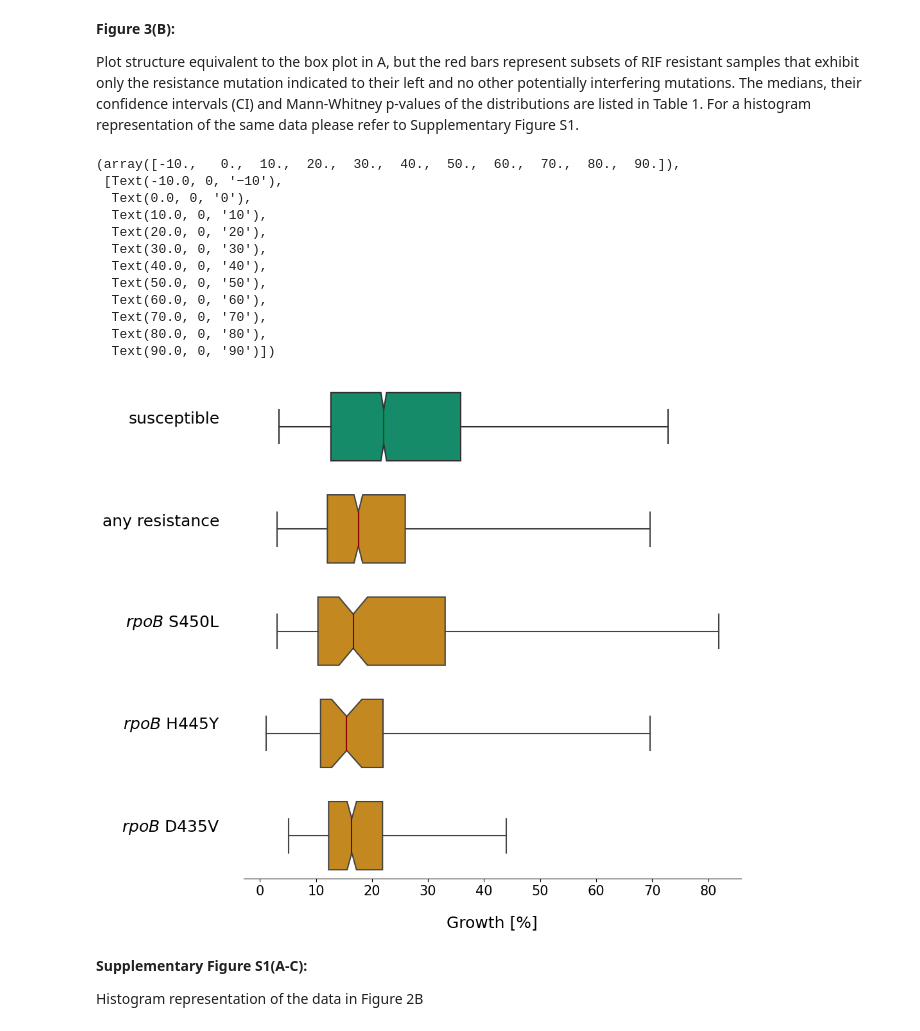
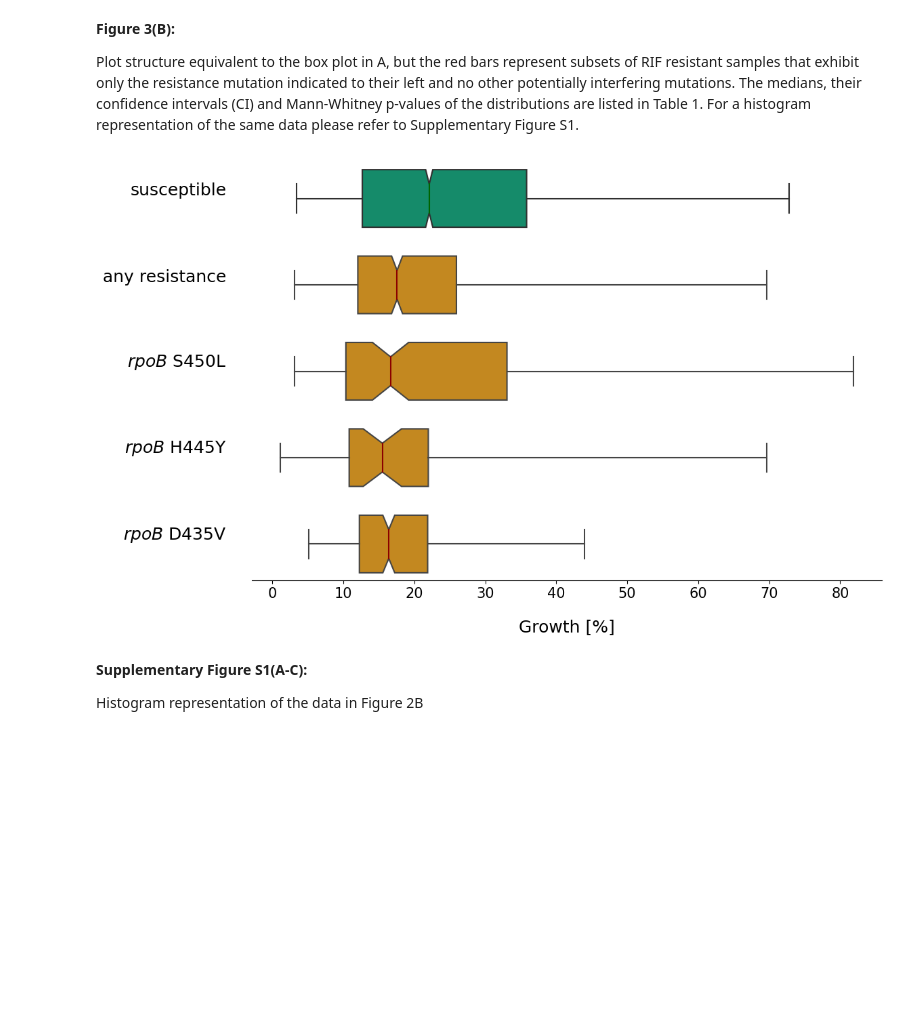
Before and after one commit to viktoria023/thesis, a Jupyter notebook: tb-rnap-compensation/Recreate_figures_paper.ipynb, the cells around one changed output. Cells and saved outputs as stored; diff of their text form; code cells hidden in the pictures; blank space fills up the shorter version.

```diff
--- a/tb-rnap-compensation/Recreate_figures_paper.ipynb
+++ b/tb-rnap-compensation/Recreate_figures_paper.ipynb
@@ -221,7 +220,7 @@ fig, (ax_box1, ax_box2, ax_box3, ax_box4, ax_box5) = plt.subplots(5, sharex = Tr
                                                 gridspec_kw = {"height_ratios": (0.15, 0.15, 0.15, 0.15, 0.15)})
 
 #plot figure
-fig.set_size_inches(10, 10)
+fig.set_size_inches(12, 8)
 
 sus_boot = my_bootstrap(susceptible)
 sns.boxplot(susceptible.to_list(), ax = ax_box1, color = colors[2], medianprops={"color": "darkgreen"},
@@ -262,47 +261,35 @@ for res in tqdm(res_gene_mutations):
         sns.boxplot(resistant.to_list(), ax = ax, color = colors[1], medianprops={"color": "darkred"},
                      **box_args) #usermedians = [res_boot[0]], conf_intervals = [res_boot[1]],
 
         ax.set_ylabel ('$\it{rpoB}$' + ' ' + res[5:], fontsize = 18, labelpad = 20,
                        rotation=0, horizontalalignment='right')
 
         #save p-value and median + CIs
         stats.append([res[0:4] + ' ' + res[5:], res_boot[0], res_boot[1][0], res_boot[1][1],
                       str(p), round(numpy.mean(resistant), 2), len(resistant)])
 
 #Despine plots
 
 axes = [ax_box1, ax_box2, ax_box3, ax_box4, ax_box5]
 
 for ax in axes:
     sns.despine(ax = ax, top = True, right=True, left = True, bottom = True, offset = False, trim = False)
     ax.tick_params(left=False, bottom=False)
     ax.set(yticklabels=[])
     ax.set(xlabel='')
 
 #Respine bottom plot
 
 sns.despine(ax = ax_box5, top = True, right=True, left = True, bottom = False, offset = False, trim = False)
 ax_box5.tick_params(left = False, bottom = True)
 
 plt.xlabel("Growth [%]", size = 18, labelpad = 20)
 plt.xticks(fontsize = 15)
 
 # uncomment this for creating figure:
-#fig.savefig('res_vs_sus_single_box.svg', format='svg', dpi=1200, bbox_inches='tight')
+fig.savefig('res_vs_sus_single_box.svg', format='svg', dpi=1200, bbox_inches='tight')
 # %% [output]
-(array([-10.,   0.,  10.,  20.,  30.,  40.,  50.,  60.,  70.,  80.,  90.]),
- [Text(-10.0, 0, '−10'),
-  Text(0.0, 0, '0'),
-  Text(10.0, 0, '10'),
-  Text(20.0, 0, '20'),
-  Text(30.0, 0, '30'),
-  Text(40.0, 0, '40'),
-  Text(50.0, 0, '50'),
-  Text(60.0, 0, '60'),
-  Text(70.0, 0, '70'),
-  Text(80.0, 0, '80'),
-  Text(90.0, 0, '90')])
-[figure, old version]
+[figure, new version]
 # %% [markdown]
 **Supplementary Figure S1(A-C):**
 
```
Also changed, not shown: parts of 10 cells of this notebook.
